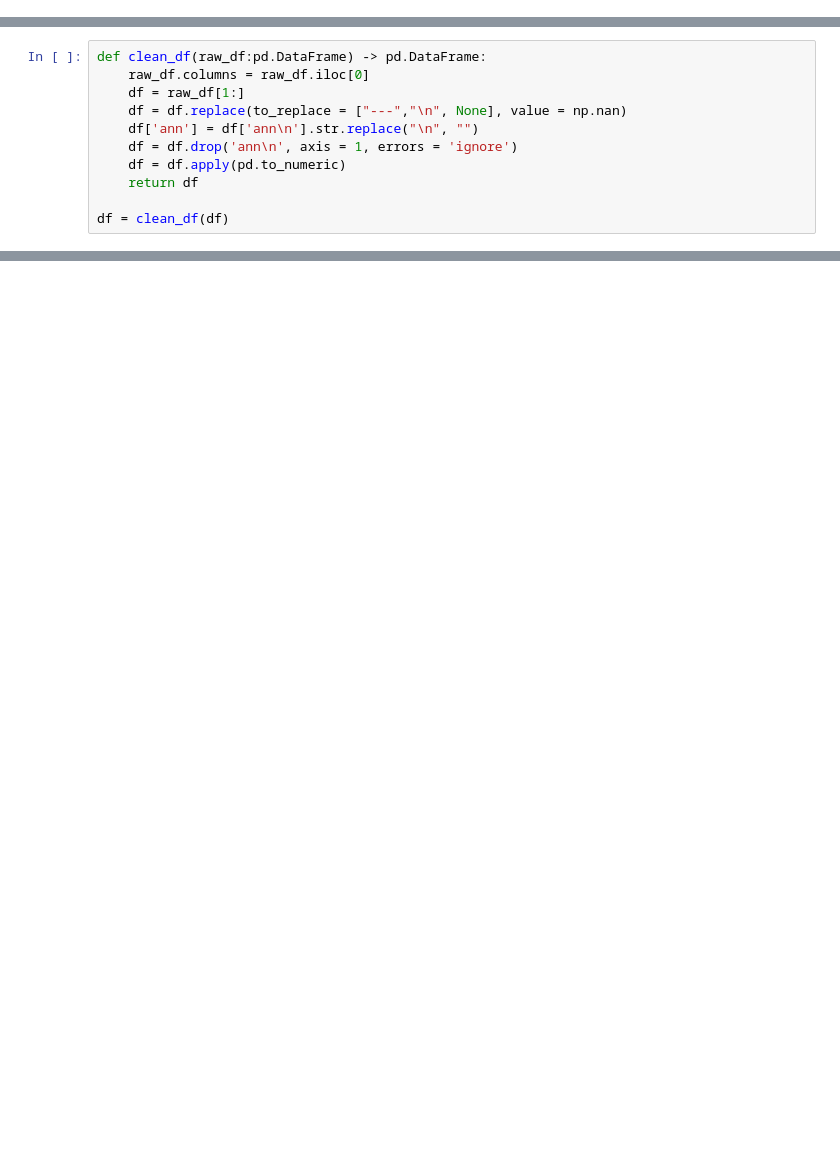
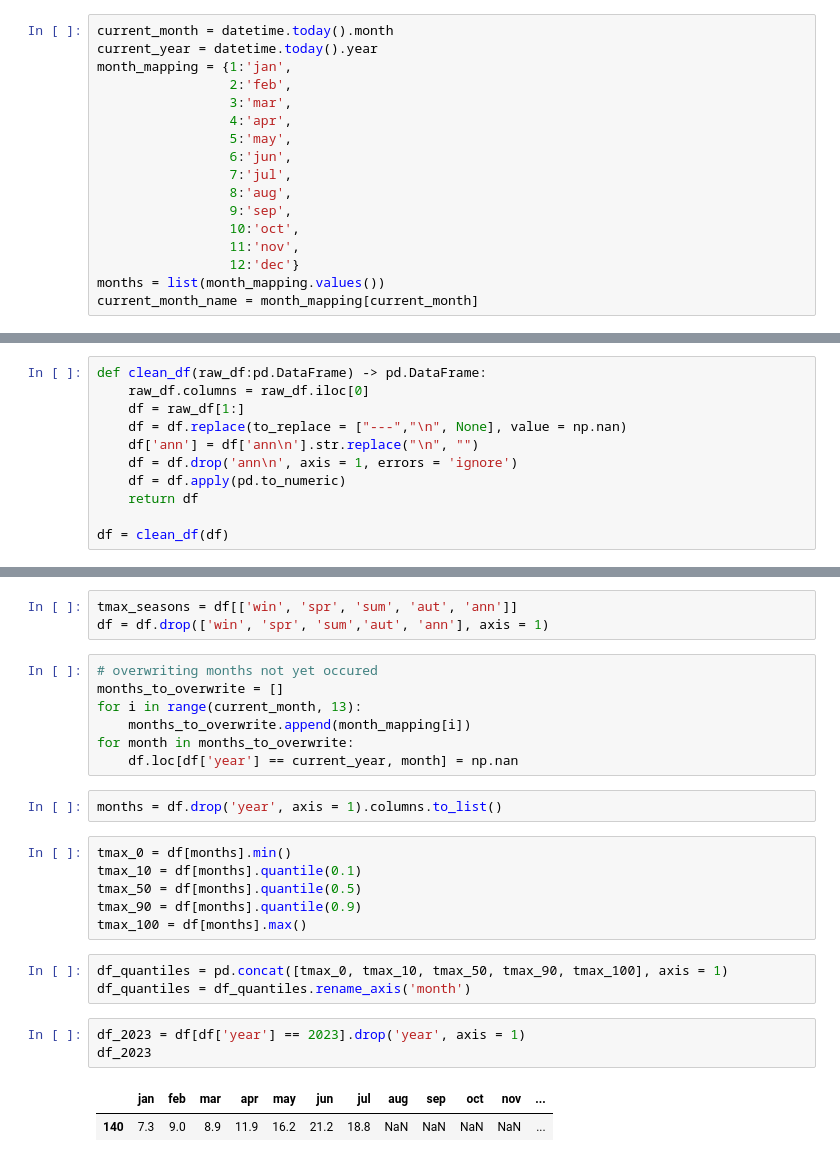
Before and after one commit to jmoro0408/Weather_graphing, a Jupyter notebook: vis.ipynb, the cells around one changed output, grey strips where cells are left out. Saved outputs shown, nothing was run; the diff lists cells and outputs as text; blank space fills up the shorter version.

```diff
--- a/vis.ipynb
+++ b/vis.ipynb
@@ -12 +8,18 @@ with open (Path(LOAD_DIR, 'tmax.txt')) as f:
+# %%
+current_month = datetime.today().month
+current_year = datetime.today().year
+month_mapping = {1:'jan',
+                 2:'feb',
+                 3:'mar',
+                 4:'apr',
+                 5:'may',
+                 6:'jun',
+                 7:'jul',
+                 8:'aug',
+                 9:'sep',
+                 10:'oct',
+                 11:'nov',
+                 12:'dec'}
+months = list(month_mapping.values())
+current_month_name = month_mapping[current_month]
 # %%
@@ -38,0 +47,27 @@ df.head()
+# %%
+tmax_seasons = df[['win', 'spr', 'sum', 'aut', 'ann']]
+df = df.drop(['win', 'spr', 'sum','aut', 'ann'], axis = 1)
+# %%
+# overwriting months not yet occured
+months_to_overwrite = []
+for i in range(current_month, 13):
+    months_to_overwrite.append(month_mapping[i])
+for month in months_to_overwrite:
+    df.loc[df['year'] == current_year, month] = np.nan
+# %%
+months = df.drop('year', axis = 1).columns.to_list()
+# %%
+tmax_0 = df[months].min()
+tmax_10 = df[months].quantile(0.1)
+tmax_50 = df[months].quantile(0.5)
+tmax_90 = df[months].quantile(0.9)
+tmax_100 = df[months].max()
+# %%
+df_quantiles = pd.concat([tmax_0, tmax_10, tmax_50, tmax_90, tmax_100], axis = 1)
+df_quantiles = df_quantiles.rename_axis('month')
+# %%
+df_2023 = df[df['year'] == 2023].drop('year', axis = 1)
+df_2023
+# %% [output]
+|  | jan | feb | mar | apr | may | jun | jul | aug | sep | oct | nov | ... |
+| 140 | 7.3 | 9.0 | 8.9 | 11.9 | 16.2 | 21.2 | 18.8 | NaN | NaN | NaN | NaN | ... |
```
Also changed, not shown: parts of 9 cells of this notebook.
